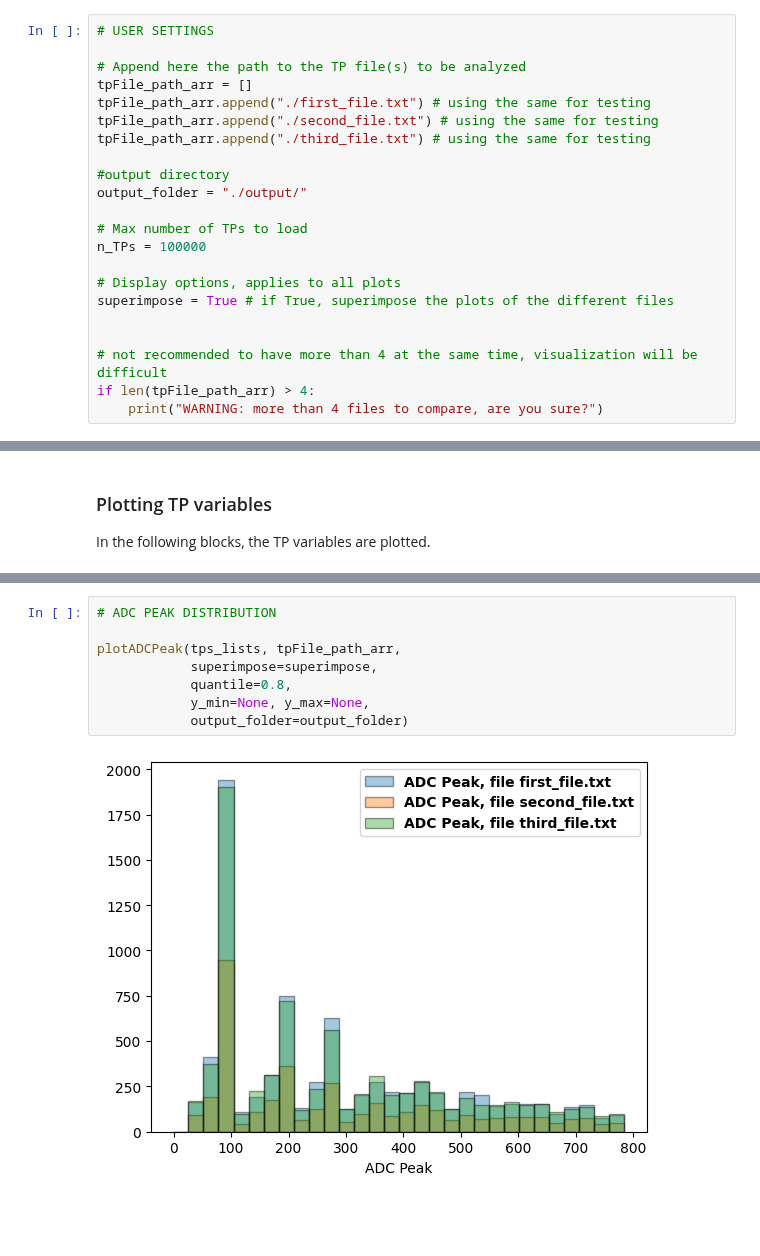
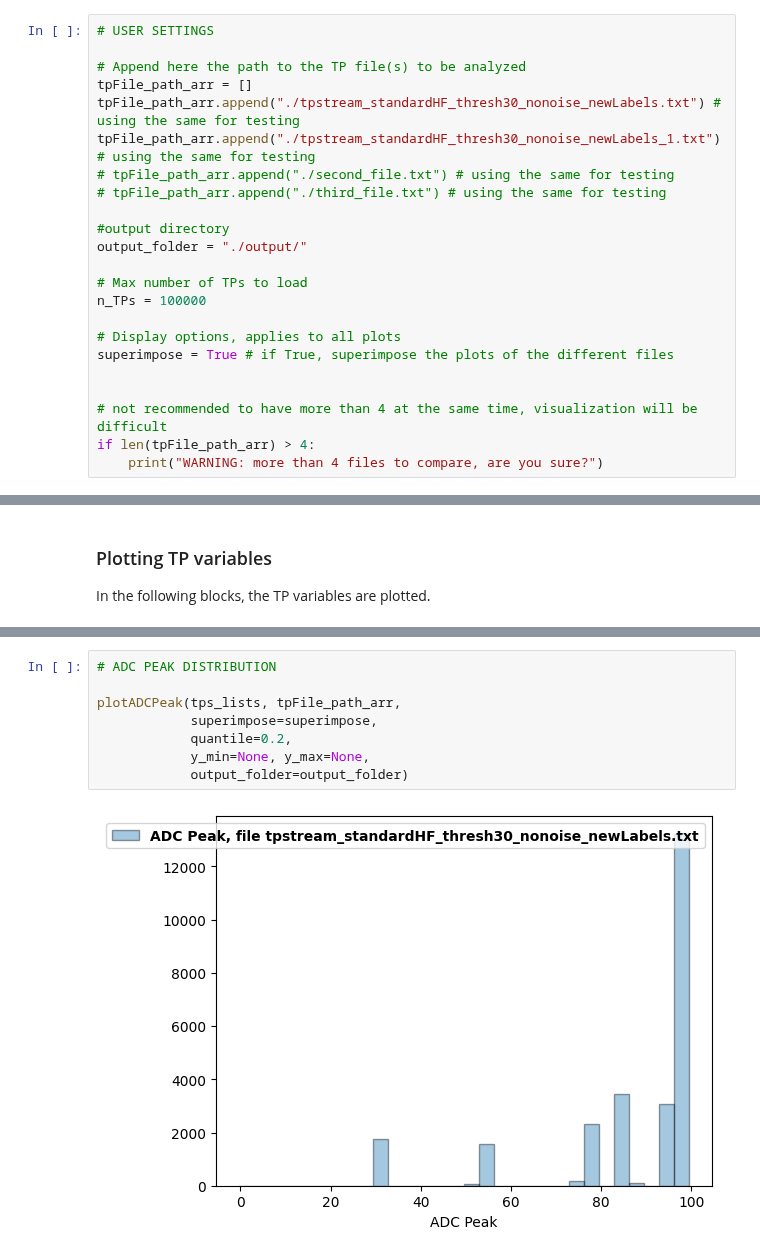
Before and after one commit to dune-sn-online-pointing/online-pointing-utils, a Jupyter notebook: python/tps_plotting/plot-tp-properties.ipynb, the cells around one changed output, grey strips where cells are left out. Cells and saved outputs as stored; diff of their text form; blank space fills up the shorter version.

```diff
--- a/python/tps_plotting/plot-tp-properties.ipynb
+++ b/python/tps_plotting/plot-tp-properties.ipynb
@@ -17,9 +17,10 @@ Functions have one more argument called `show`, but it is not needed in a notebo
 
 # Append here the path to the TP file(s) to be analyzed
 tpFile_path_arr = []
-tpFile_path_arr.append("./first_file.txt") # using the same for testing
-tpFile_path_arr.append("./second_file.txt") # using the same for testing
-tpFile_path_arr.append("./third_file.txt") # using the same for testing
+tpFile_path_arr.append("./tpstream_standardHF_thresh30_nonoise_newLabels.txt") # using the same for testing
+tpFile_path_arr.append("./tpstream_standardHF_thresh30_nonoise_newLabels_1.txt") # using the same for testing
+# tpFile_path_arr.append("./second_file.txt") # using the same for testing
+# tpFile_path_arr.append("./third_file.txt") # using the same for testing
 
 #output directory
 output_folder = "./output/"
@@ -118,13 +107,13 @@ plotADCIntegral(tps_lists, tpFile_path_arr,
 # %%
 # ADC PEAK DISTRIBUTION
 
 plotADCPeak(tps_lists, tpFile_path_arr,
             superimpose=superimpose,
-            quantile=0.8,
+            quantile=0.2,
             y_min=None, y_max=None,
             output_folder=output_folder)
 # %% [output]
-[figure, old version]
+[figure, new version]
 # %%
 # DET ID DISTRIBUTION
 
```
Also changed, not shown: parts of 6 cells of this notebook, 2 other files.
